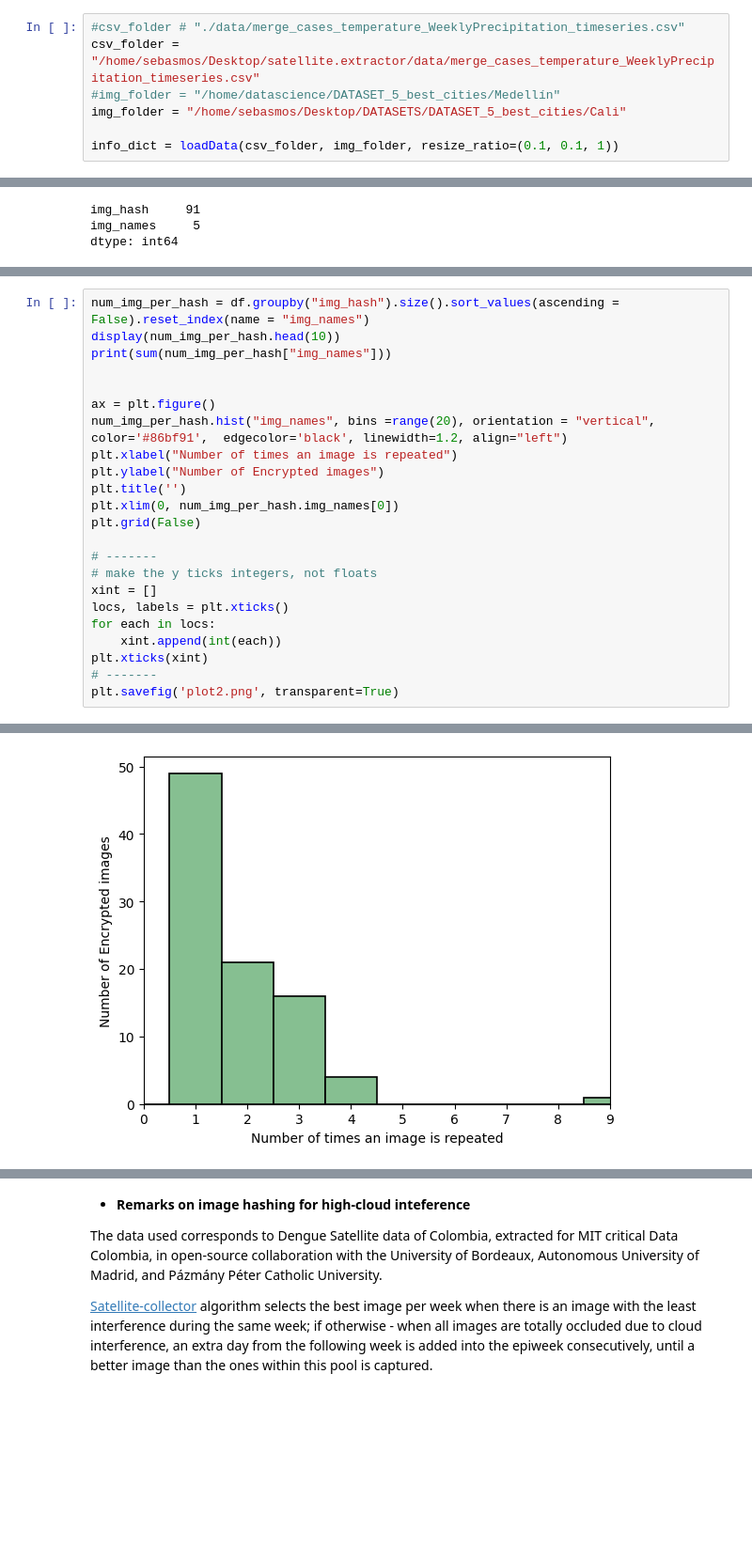
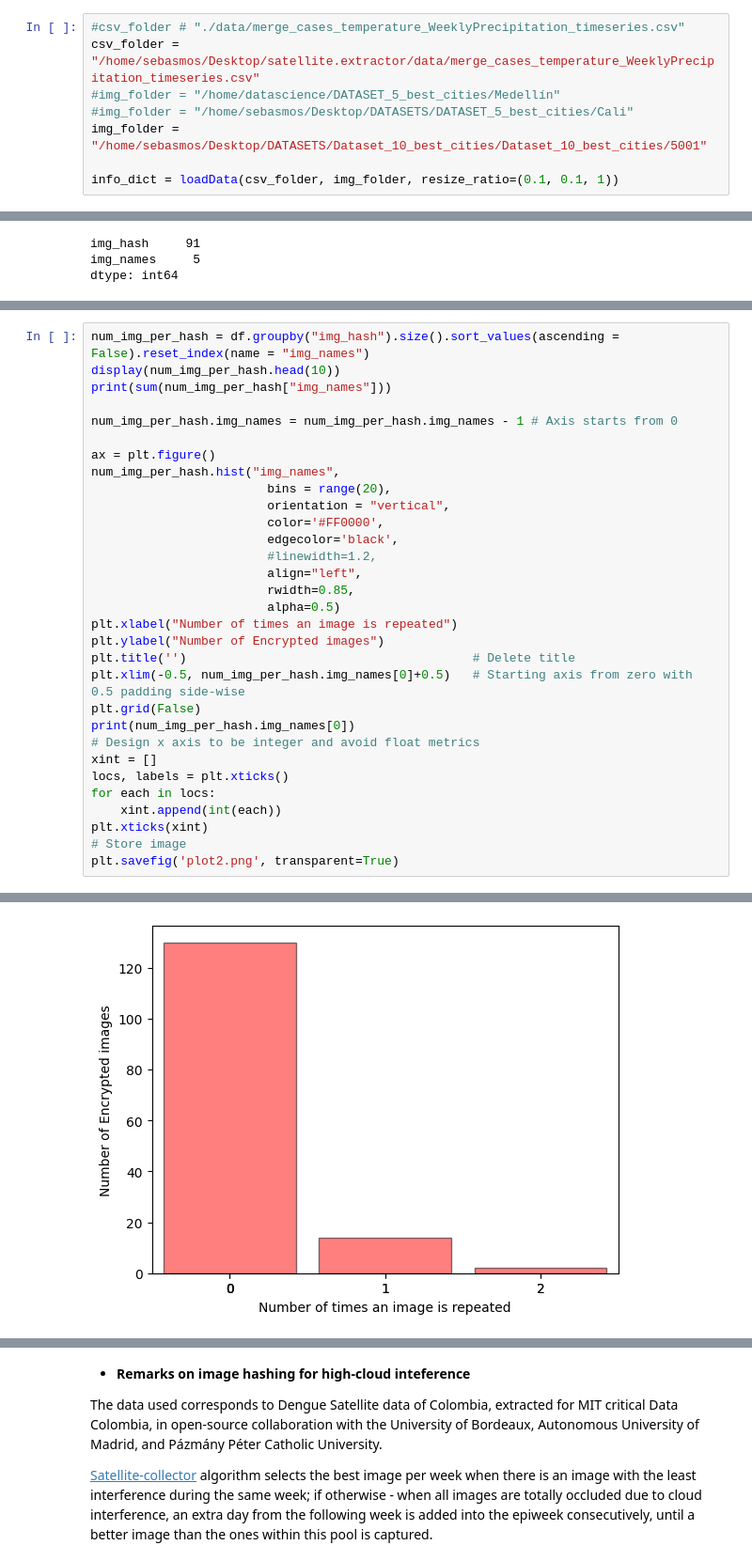
Before and after one commit to sebasmos/satellite.extractor, a Jupyter notebook: notebooks/satellite_images_hashing.ipynb, the cells around one changed output, grey strips where cells are left out. Shown at 94% size. Saved outputs shown, nothing was run; the diff lists cells and outputs as text; blank space fills up the shorter version.

```diff
--- a/notebooks/satellite_images_hashing.ipynb
+++ b/notebooks/satellite_images_hashing.ipynb
@@ -231,7 +235,8 @@ Finished
 #csv_folder # "./data/merge_cases_temperature_WeeklyPrecipitation_timeseries.csv"
 csv_folder = "/home/sebasmos/Desktop/satellite.extractor/data/merge_cases_temperature_WeeklyPrecipitation_timeseries.csv"
 #img_folder = "/home/datascience/DATASET_5_best_cities/Medellín"
-img_folder = "/home/sebasmos/Desktop/DATASETS/DATASET_5_best_cities/Cali"
+#img_folder = "/home/sebasmos/Desktop/DATASETS/DATASET_5_best_cities/Cali"
+img_folder = "/home/sebasmos/Desktop/DATASETS/Dataset_10_best_cities/Dataset_10_best_cities/5001"
 
 info_dict = loadData(csv_folder, img_folder, resize_ratio=(0.1, 0.1, 1))
 # %% [output]
@@ -418,23 +478,31 @@ num_img_per_hash = df.groupby("img_hash").size().sort_values(ascending = False).
 display(num_img_per_hash.head(10))
 print(sum(num_img_per_hash["img_names"]))
 
+num_img_per_hash.img_names = num_img_per_hash.img_names - 1 # Axis starts from 0
 
 ax = plt.figure()
-num_img_per_hash.hist("img_names", bins =range(20), orientation = "vertical",  color='#86bf91',  edgecolor='black', linewidth=1.2, align="left")
+num_img_per_hash.hist("img_names",
+                        bins = range(20),
+                        orientation = "vertical",
+                        color='#FF0000',
+                        edgecolor='black',
+                        #linewidth=1.2,
+                        align="left",
+                        rwidth=0.85,
+                        alpha=0.5)
 plt.xlabel("Number of times an image is repeated")
 plt.ylabel("Number of Encrypted images")
-plt.title('')
-plt.xlim(0, num_img_per_hash.img_names[0])
+plt.title('')                                       # Delete title
+plt.xlim(-0.5, num_img_per_hash.img_names[0]+0.5)   # Starting axis from zero with 0.5 padding side-wise
 plt.grid(False)
-
-# -------
-# make the y ticks integers, not floats
+print(num_img_per_hash.img_names[0])
+# Design x axis to be integer and avoid float metrics
 xint = []
 locs, labels = plt.xticks()
 for each in locs:
     xint.append(int(each))
 plt.xticks(xint)
-# -------
+# Store image
 plt.savefig('plot2.png', transparent=True)
 # %% [output]
 |  | img_hash | img_names |
@@ -452,2 +521,2 @@ plt.savefig('plot2.png', transparent=True)
 <Figure size 640x480 with 0 Axes>
-[figure, old version]
+[figure, new version]
```
Also changed, not shown: parts of 24 cells of this notebook, 2 other files.
